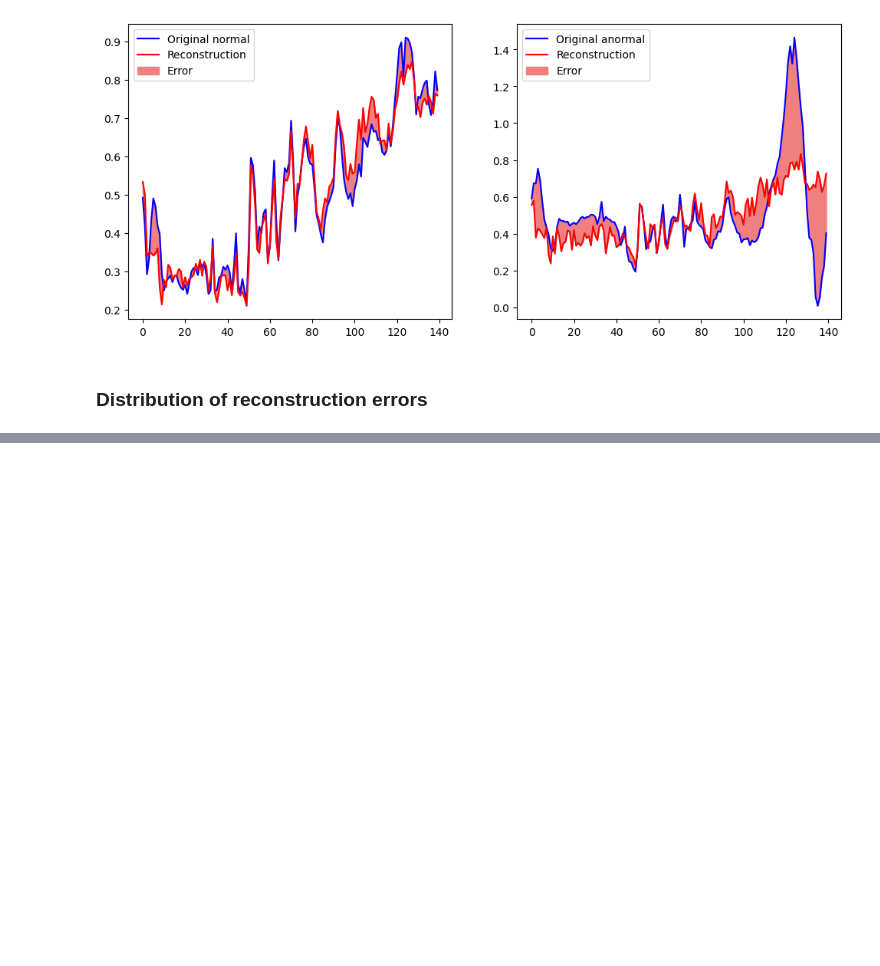
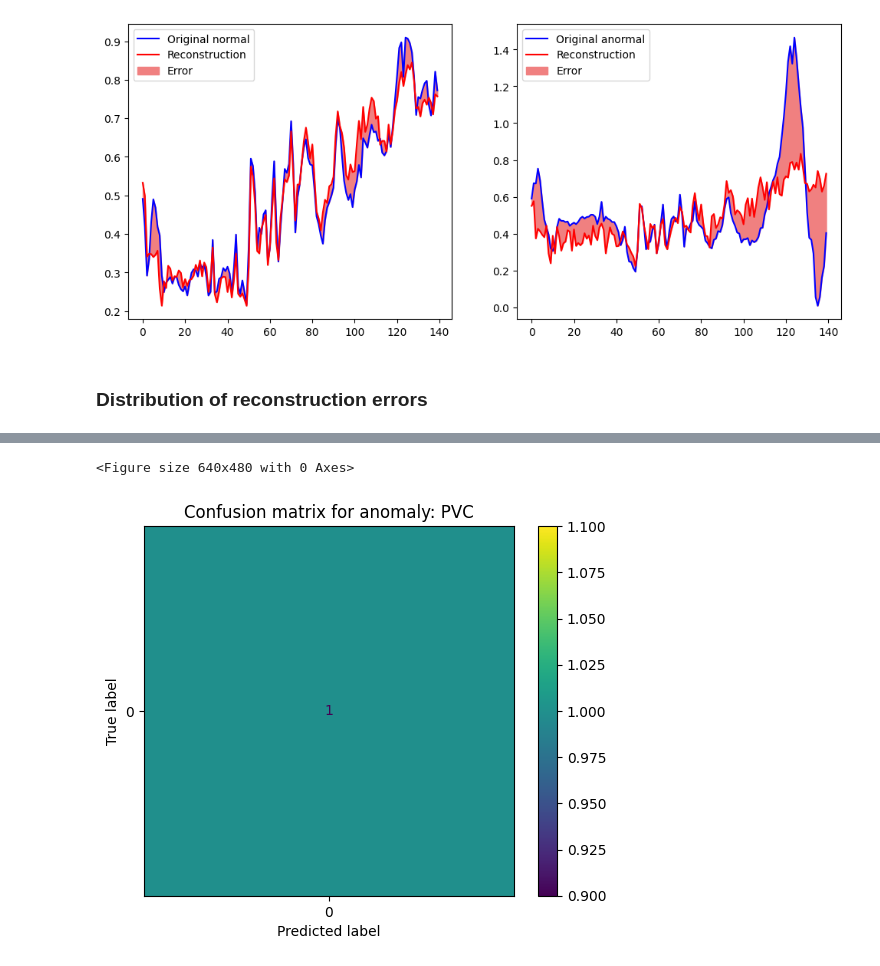
Before and after one commit to Simon890/anomaly-detection-autoencoder, a Jupyter notebook: Solution.ipynb, the cells around one changed output, grey strips where cells are left out. Saved outputs shown, nothing was run; the diff lists cells and outputs as text; code cells hidden in the pictures; blank space fills up the shorter version.

```diff
--- a/Solution.ipynb
+++ b/Solution.ipynb
@@ -291,0 +309,10 @@ plt.show()
+# %%
+pred2_threshold = ~tf.less(loss2, threshold)
+confusion_matrix_pred2 = confusion_matrix(pred2_threshold, tf.ones(pred2_threshold.shape), normalize="pred")
+plt.figure()
+ConfusionMatrixDisplay(confusion_matrix_pred2).plot()
+plt.title("Confusion matrix for anomaly: PVC")
+plt.show()
+# %% [output]
+<Figure size 640x480 with 0 Axes>
+[figure, added]
```
Also changed, not shown: parts of 10 cells of this notebook.
